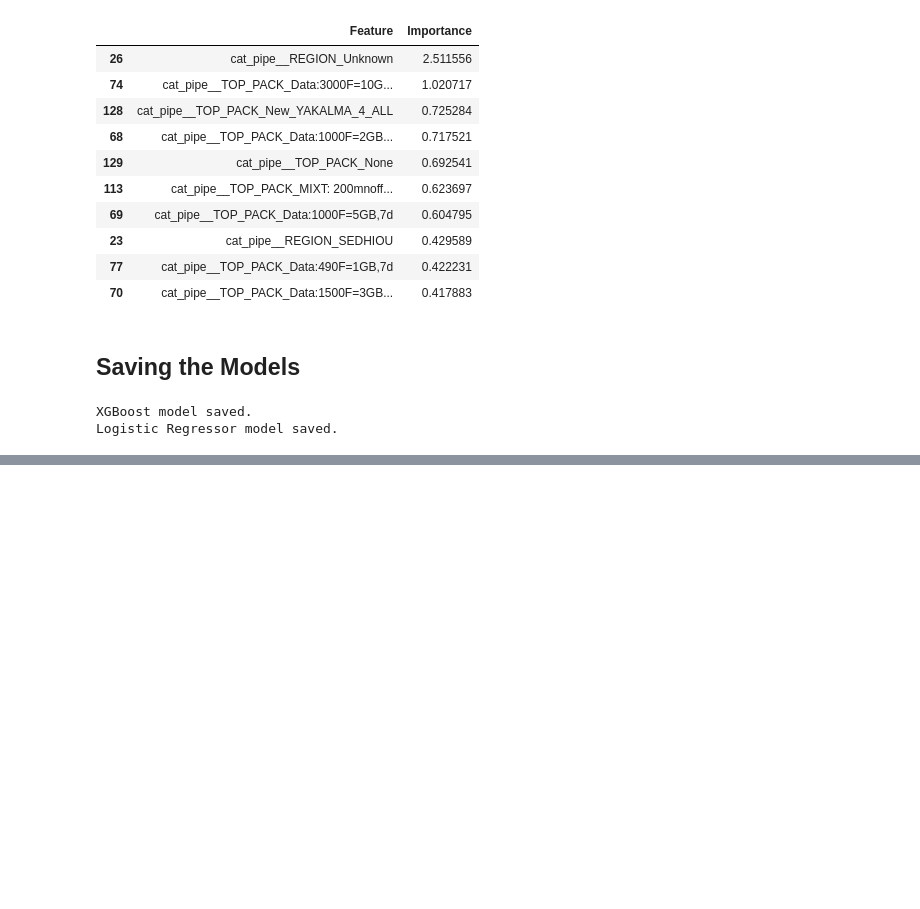
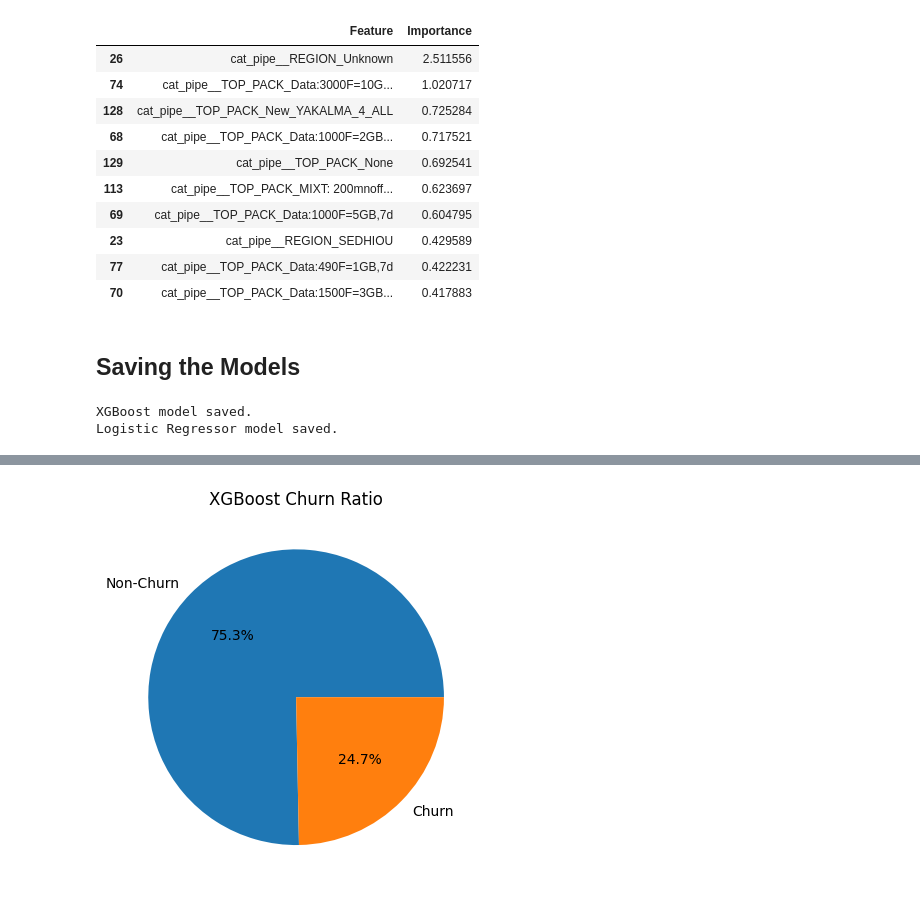
Before and after one commit to murithidenisgitobu/Customer-Churn-Prediction-Challenge-For-Azubian, a Jupyter notebook: Notebook/Notebook.ipynb, the cells around one changed output, grey strips where cells are left out. Saved outputs shown, nothing was run; the diff lists cells and outputs as text; code cells hidden in the pictures; blank space fills up the shorter version.

```diff
--- a/Notebook/Notebook.ipynb
+++ b/Notebook/Notebook.ipynb
@@ -1263,0 +1310,11 @@ Logistic Regressor model saved.
+# %%
+# Load xgb model
+xgb_model = joblib.load(xgb_model_path)
+
+# Predict with xgb model
+xgb_predictions = xgb_model.predict(test_data)
+
+xgb_predictions = pd.DataFrame({'User ID': test_data['user_id'],
+                                'Predicted': xgb_predictions })
+
+xgb_predictions.head()
@@ -1263,0 +1328,9 @@ Logistic Regressor model saved.
+# %%
+# Plot pie chart for churn count
+xgb_moel_churn = xgb_predictions['Predicted'].value_counts()
+
+plt.pie(xgb_moel_churn, labels=['Non-Churn', 'Churn'], autopct='%1.1f%%')
+plt.title('XGBoost Churn Ratio')
+plt.show()
+# %% [output]
+[figure, added]
```
Also changed, not shown: parts of 6 cells of this notebook.
